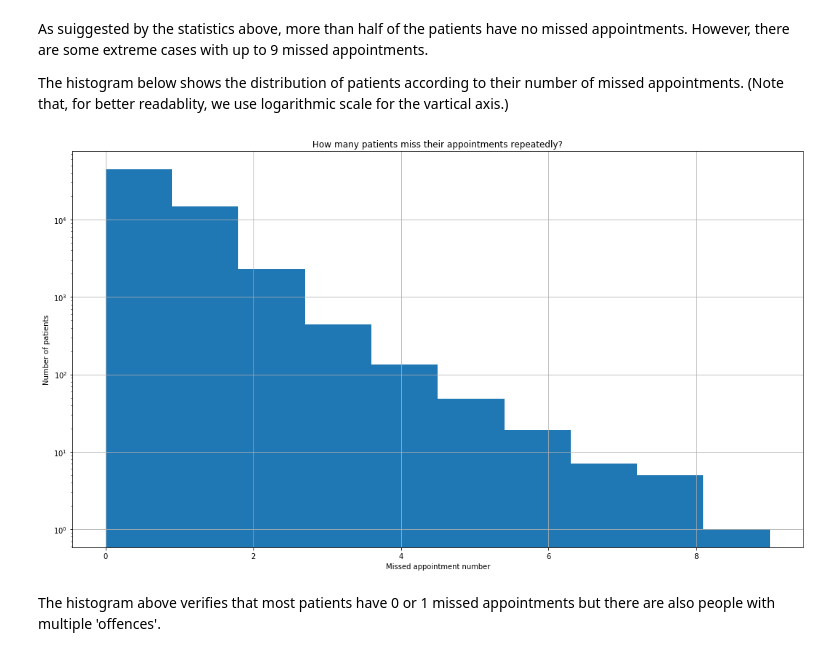
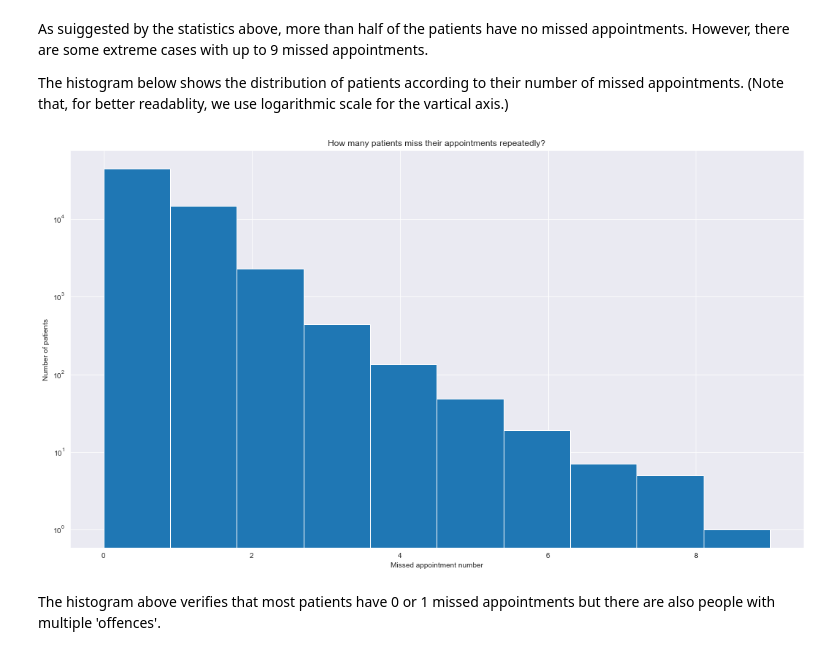
Before and after one commit to mhadjiantonis/missed_doc_apptmnts, a Jupyter notebook: missed_doc_apptmnt.ipynb, the cells around one changed output. Cells and saved outputs as stored; diff of their text form; code cells hidden in the pictures.

Commit message:
feat: Style graphs
 Use dark seaborn theme for graphs. Update requirements files to
 include seaborn.

```diff
--- a/missed_doc_apptmnt.ipynb
+++ b/missed_doc_apptmnt.ipynb
@@ -32,6 +32,8 @@ For more conclusive results, one must use either inferential statistics or machi
 import numpy as np
 import pandas as pd
 import matplotlib.pyplot as plt
+import seaborn as sns
+sns.set_style('darkgrid')
 import re
 # %%
 def camel_to_snake(name):
@@ -370,13 +371,12 @@ The histogram below shows the distribution of patients according to their number
 # %%
 plt.figure(figsize=(18,10))
 plt.hist(missed_apps_by_patient)
 plt.title('How many patients miss their appointments repeatedly?')
 plt.xlabel('Missed appointment number')
 plt.ylabel('Number of patients')
-plt.yscale('log')
-plt.grid();
+plt.yscale('log');
 # %% [output]
-[figure, old version]
+[figure, new version]
 # %% [markdown]
 The histogram above verifies that most patients have 0 or 1 missed appointments but there are also people with multiple 'offences'.
 # %% [markdown]
```
Also changed, not shown: parts of 4 cells of this notebook, 2 other files.
